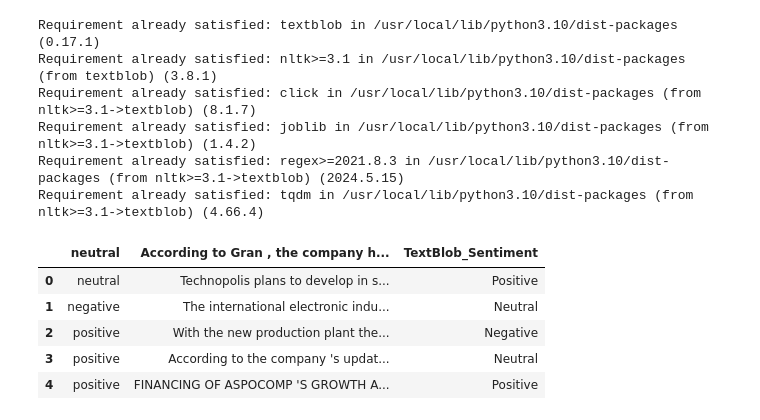
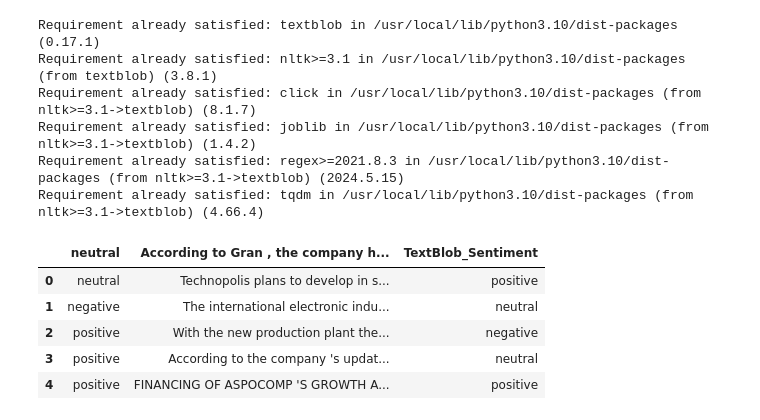
Before and after one commit to Harith-Y/IITKGP-FEC-Projects, a Jupyter notebook: Project 2/Sentiment Analysis in Finance.ipynb, the cells around one changed output. Saved outputs shown, nothing was run; the diff lists cells and outputs as text; code cells hidden in the pictures.

```diff
--- a/Project 2/Sentiment Analysis in Finance.ipynb
+++ b/Project 2/Sentiment Analysis in Finance.ipynb
@@ -31,22 +31,22 @@ Requirement already satisfied: tqdm in /usr/local/lib/python3.10/dist-packages (
 # %%
 def get_sentiment(text):
     analysis = TextBlob(text)
     if analysis.sentiment.polarity > 0:
-        return 'Positive'
+        return 'positive'
     elif analysis.sentiment.polarity == 0:
-        return 'Neutral'
+        return 'neutral'
     else:
-        return 'Negative'
+        return 'negative'
 
 df['TextBlob_Sentiment'] = df['According to Gran , the company has no plans to move all production to Russia , although that is where the company is growing .'].apply(get_sentiment)
 df.head()
 # %% [output]
 |  | neutral | According to Gran , the company h... | TextBlob_Sentiment |
-| 0 | neutral | Technopolis plans to develop in s... | Positive |
-| 1 | negative | The international electronic indu... | Neutral |
-| 2 | positive | With the new production plant the... | Negative |
-| 3 | positive | According to the company 's updat... | Neutral |
-| 4 | positive | FINANCING OF ASPOCOMP 'S GROWTH A... | Positive |
+| 0 | neutral | Technopolis plans to develop in s... | positive |
+| 1 | negative | The international electronic indu... | neutral |
+| 2 | positive | With the new production plant the... | negative |
+| 3 | positive | According to the company 's updat... | neutral |
+| 4 | positive | FINANCING OF ASPOCOMP 'S GROWTH A... | positive |
 # %%
 !pip install nltk
 import nltk
```
Also changed, not shown: parts of 8 cells of this notebook, 1 other file.
